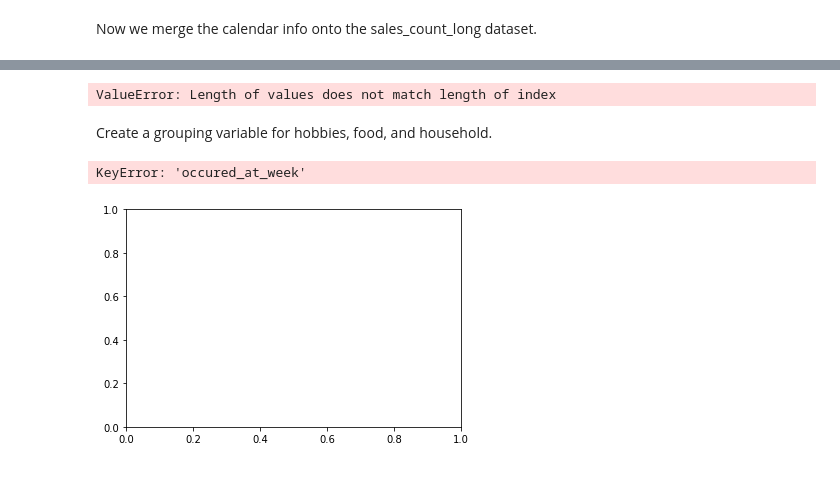
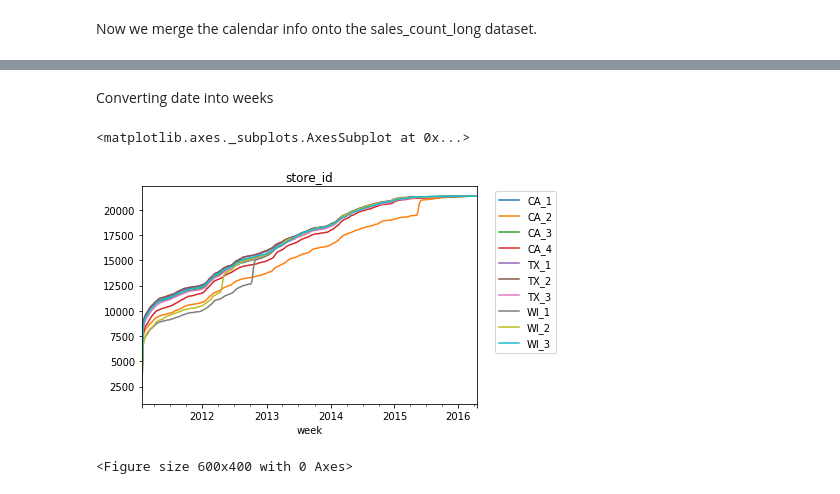
Before and after one commit to team2point0/M5-Forecasting, a Jupyter notebook: 1-data_preprocessing.ipynb, the cells around one changed output, grey strips where cells are left out. Cells and saved outputs as stored; diff of their text form; code cells hidden in the pictures.

Commit message:
finalized wide to long format, added charts

```diff
--- a/1-data_preprocessing.ipynb
+++ b/1-data_preprocessing.ipynb
@@ -113,4 +112,6 @@ memory usage: 2.6+ GB
 Now we merge the calendar info onto the sales_count_long dataset.
 # %%
 sales_count_long_cal = pd.merge(sales_count_long, calendar, left_on = 'day', right_on = 'day_code')
+# %%
+sales_count_long_cal_price = pd.merge(sales_count_long_cal, sales_prices, on = ['item_id', 'store_id', 'wm_yr_wk'])
 # %%
@@ -128,7 +126,0 @@ product_type = sales_count_long_cal['item_id'].str.split('_', n = 2)
-# %%
-sales_count_long_cal["product_category"]= product_type[0]
-sales_count_long_cal["product_number"]= product_type[2]
-# %% [output]
-ValueError: Length of values does not match length of index
-# %% [markdown]
-Create a grouping variable for hobbies, food, and household.
@@ -138,9 +127,11 @@ sales_count_long_cal['product_type'] = np.where((sales_count_long_cal['item_id']
+# %% [markdown]
+Converting date into weeks
 # %%
-sales_count_long_cal['date'] = pd.to_datetime(sales_count_long_cal['date'])
+sales_count_long_cal_price['date'] = pd.to_datetime(sales_count_long_cal_price['date'])
 # %%
-sales_count_long_cal['occurred_at_week'] = sales_count_long_cal.date.dt.floor('D')- pd.to_timedelta(sales_count_long_cal['date'].dt.dayofweek, unit='d')
+sales_count_long_cal_price['week'] = sales_count_long_cal_price.date.dt.floor('D')- pd.to_timedelta(sales_count_long_cal_price['date'].dt.dayofweek, unit='d')
 # %%
-def plotProductCount(data, by, times = 'occured_at_week', kind='line', ax=None):
+def plotProductCount(data, by, times = 'week', kind='line', ax=None):
     ax = ax or plt.gca()
     myplot = data.groupby(times)[by].value_counts().unstack().plot(kind=kind,ax=ax)
     plt.legend(bbox_to_anchor=(1.04,1), loc="upper left")
@@ -149,7 +140,8 @@ def plotProductCount(data, by, times = 'occured_at_week', kind='line', ax=None):
     plt.figure(figsize=(6,4))
     return myplot
 # %%
-plotProductCount(sales_count_long_cal, 'store_id')
+plotProductCount(sales_count_long_cal_price, 'store_id')
 # %% [output]
-KeyError: 'occured_at_week'
+<matplotlib.axes._subplots.AxesSubplot at 0x...>
-[figure, old version]
+[figure, new version]
+<Figure size 600x400 with 0 Axes>
```
Also changed, not shown: parts of 8 cells of this notebook.
